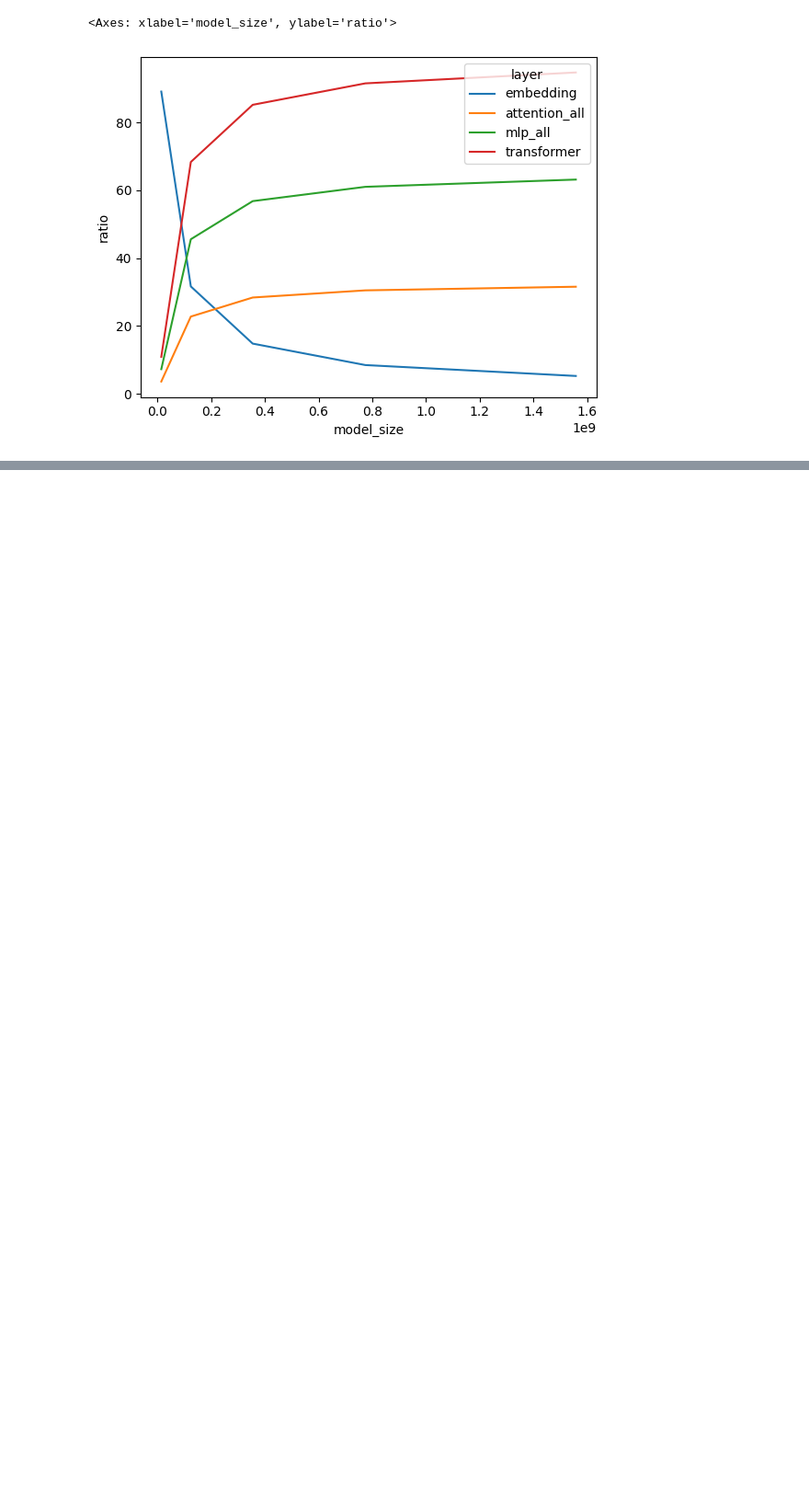
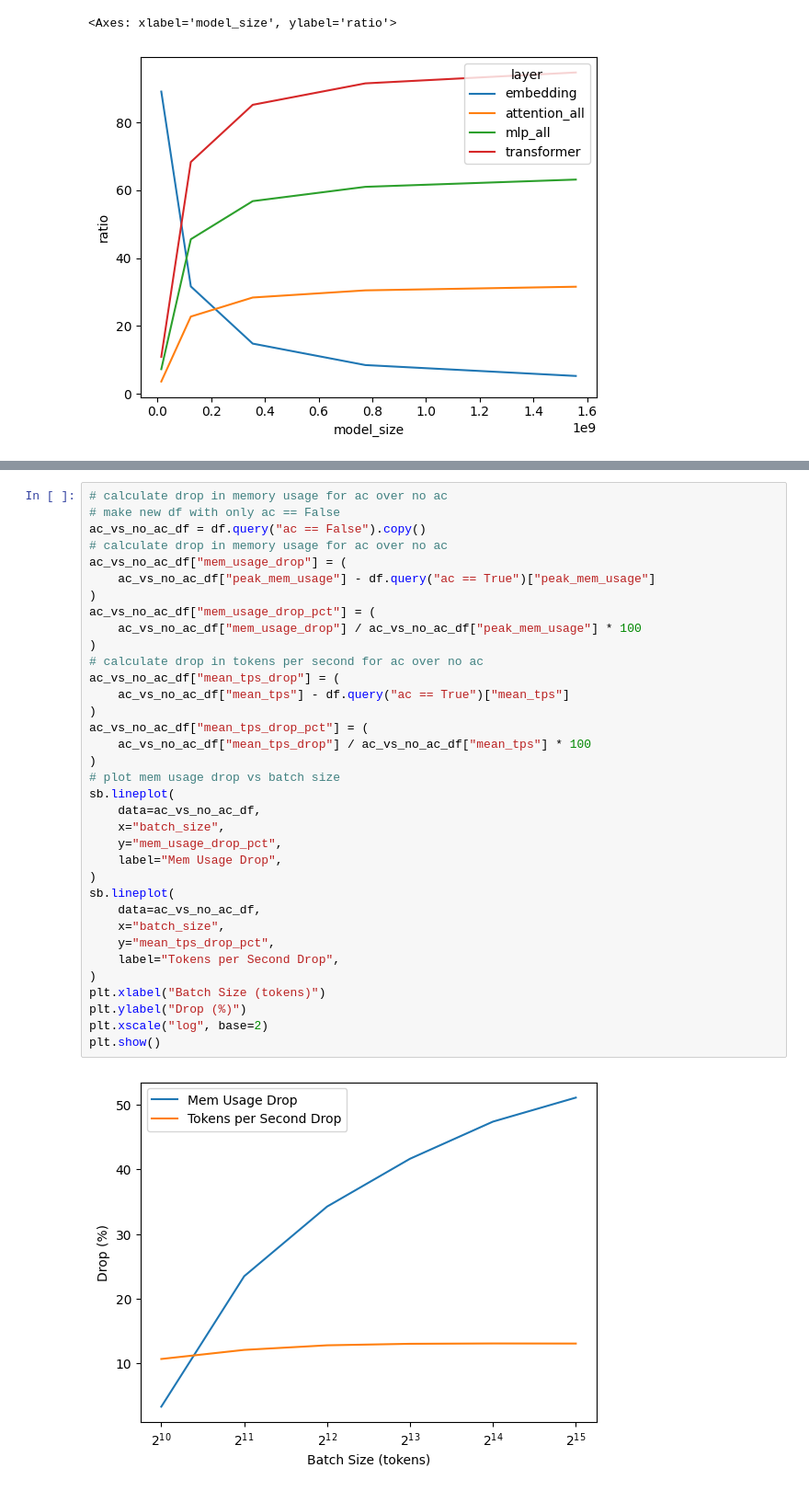
Before and after one commit to Jjschwartz/gollem, a Jupyter notebook: notebooks/activation_checkpointing.ipynb, the cells around one changed output, grey strips where cells are left out. Shown at 92% size. Saved outputs shown, nothing was run; the diff lists cells and outputs as text; blank space fills up the shorter version.

```diff
--- a/notebooks/activation_checkpointing.ipynb
+++ b/notebooks/activation_checkpointing.ipynb
@@ -347,0 +396,37 @@ sb.lineplot(data=df, x="model_size", y="ratio", hue="layer")
+# %%
+# calculate drop in memory usage for ac over no ac
+# make new df with only ac == False
+ac_vs_no_ac_df = df.query("ac == False").copy()
+# calculate drop in memory usage for ac over no ac
+ac_vs_no_ac_df["mem_usage_drop"] = (
+    ac_vs_no_ac_df["peak_mem_usage"] - df.query("ac == True")["peak_mem_usage"]
+)
+ac_vs_no_ac_df["mem_usage_drop_pct"] = (
+    ac_vs_no_ac_df["mem_usage_drop"] / ac_vs_no_ac_df["peak_mem_usage"] * 100
+)
+# calculate drop in tokens per second for ac over no ac
+ac_vs_no_ac_df["mean_tps_drop"] = (
+    ac_vs_no_ac_df["mean_tps"] - df.query("ac == True")["mean_tps"]
+)
+ac_vs_no_ac_df["mean_tps_drop_pct"] = (
+    ac_vs_no_ac_df["mean_tps_drop"] / ac_vs_no_ac_df["mean_tps"] * 100
+)
+# plot mem usage drop vs batch size
+sb.lineplot(
+    data=ac_vs_no_ac_df,
+    x="batch_size",
+    y="mem_usage_drop_pct",
+    label="Mem Usage Drop",
+)
+sb.lineplot(
+    data=ac_vs_no_ac_df,
+    x="batch_size",
+    y="mean_tps_drop_pct",
+    label="Tokens per Second Drop",
+)
+plt.xlabel("Batch Size (tokens)")
+plt.ylabel("Drop (%)")
+plt.xscale("log", base=2)
+plt.show()
+# %% [output]
+[figure, added]
```
Also changed, not shown: parts of 7 cells of this notebook, 1 other file.
